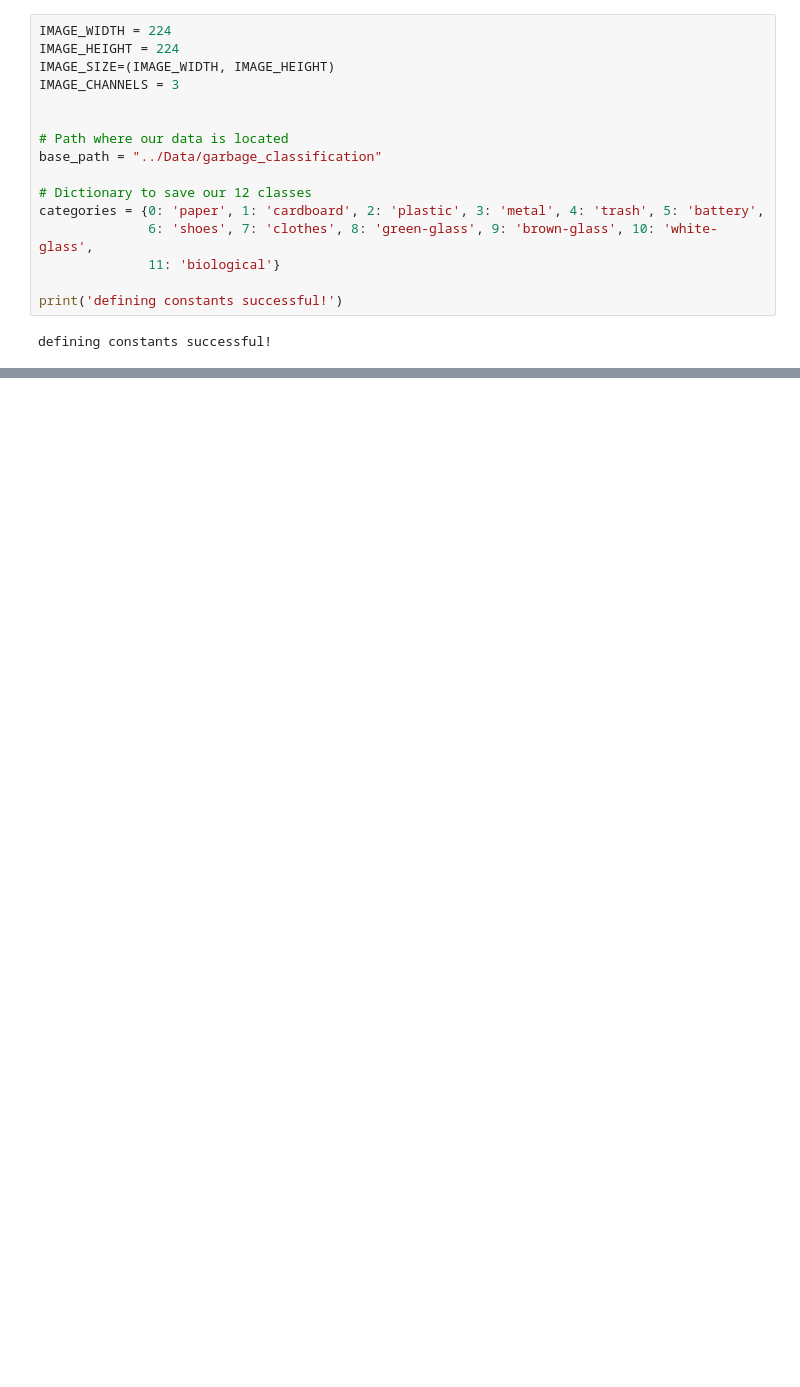
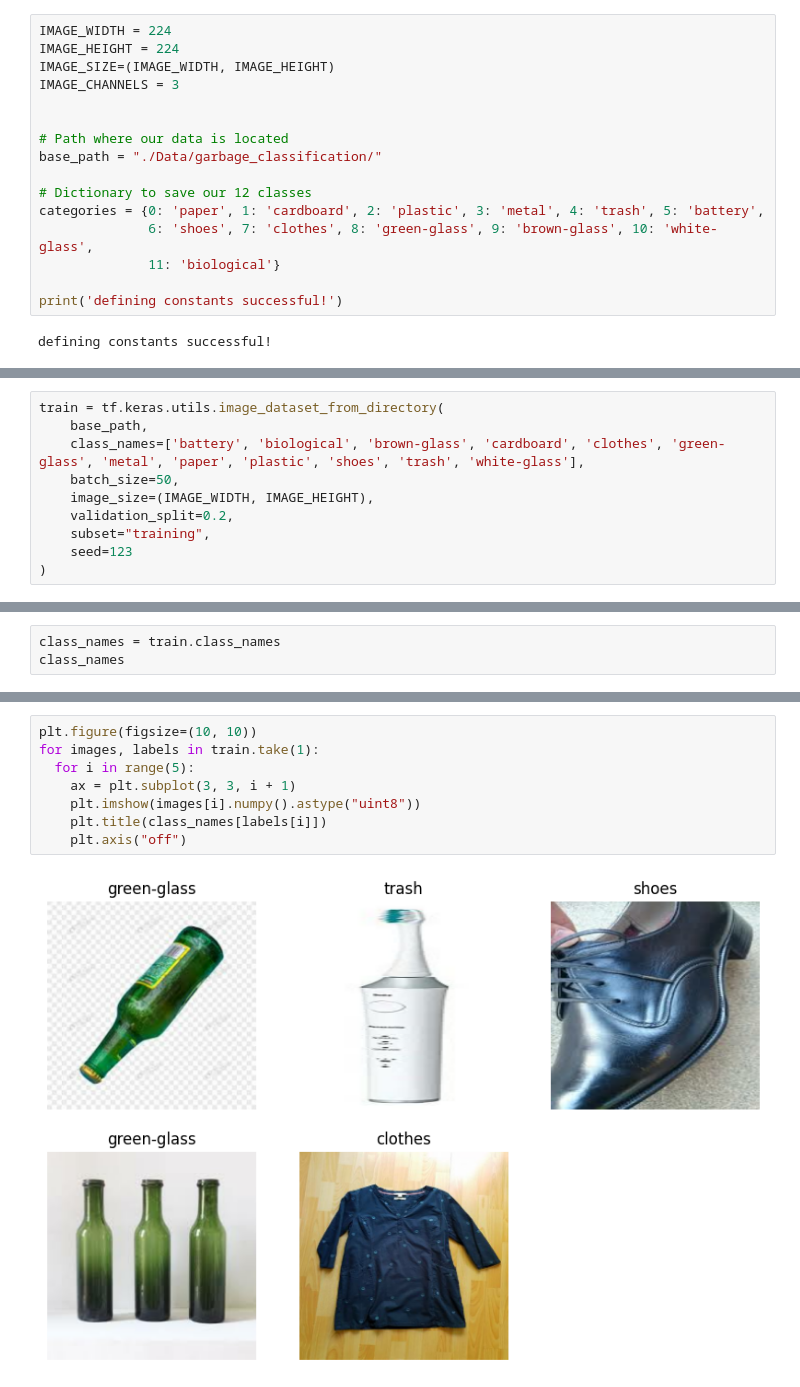
Before and after one commit to khaledyasser2/Im_not_garbage, a Jupyter notebook: Actual.ipynb, the cells around one changed output, grey strips where cells are left out. Saved outputs shown, nothing was run; the diff lists cells and outputs as text; blank space fills up the shorter version.

```diff
--- a/Actual.ipynb
+++ b/Actual.ipynb
@@ -13,7 +16,7 @@ IMAGE_CHANNELS = 3
 
 
 # Path where our data is located
-base_path = "../Data/garbage_classification"
+base_path = "./Data/garbage_classification/"
 
 # Dictionary to save our 12 classes
 categories = {0: 'paper', 1: 'cardboard', 2: 'plastic', 3: 'metal', 4: 'trash', 5: 'battery',
@@ -64,0 +56,10 @@ FileNotFoundError: [Errno 2] No such file or directory: '../Im_not_garbage/Data/
+# %%
+train = tf.keras.utils.image_dataset_from_directory(
+    base_path,
+    class_names=['battery', 'biological', 'brown-glass', 'cardboard', 'clothes', 'green-glass', 'metal', 'paper', 'plastic', 'shoes', 'trash', 'white-glass'],
+    batch_size=50,
+    image_size=(IMAGE_WIDTH, IMAGE_HEIGHT),
+    validation_split=0.2,
+    subset="training",
+    seed=123
+)
@@ -64,0 +82,3 @@ FileNotFoundError: [Errno 2] No such file or directory: '../Im_not_garbage/Data/
+# %%
+class_names = train.class_names
+class_names
@@ -64,0 +98,10 @@ FileNotFoundError: [Errno 2] No such file or directory: '../Im_not_garbage/Data/
+# %%
+plt.figure(figsize=(10, 10))
+for images, labels in train.take(1):
+  for i in range(5):
+    ax = plt.subplot(3, 3, i + 1)
+    plt.imshow(images[i].numpy().astype("uint8"))
+    plt.title(class_names[labels[i]])
+    plt.axis("off")
+# %% [output]
+[figure, added]
```
Also changed, not shown: parts of 9 cells of this notebook.
